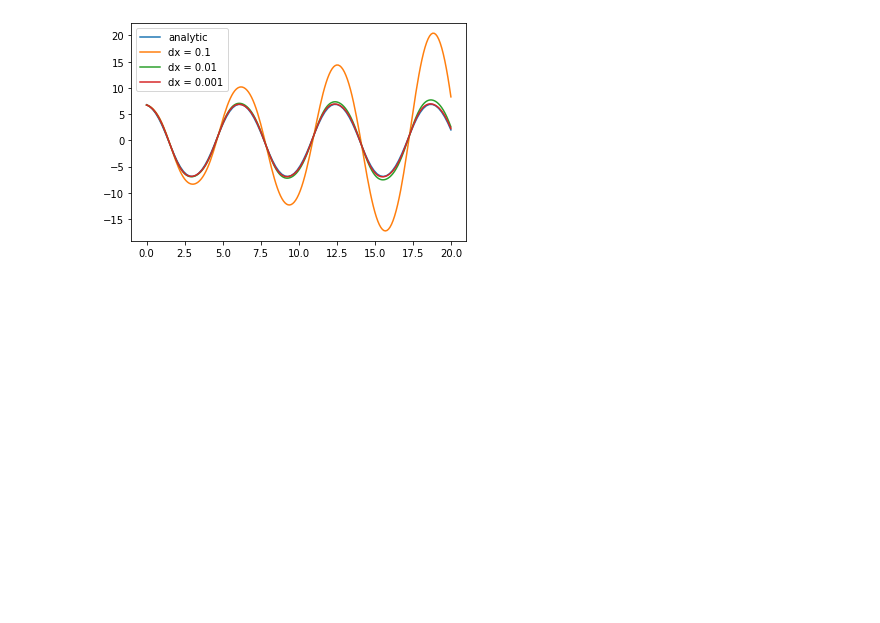
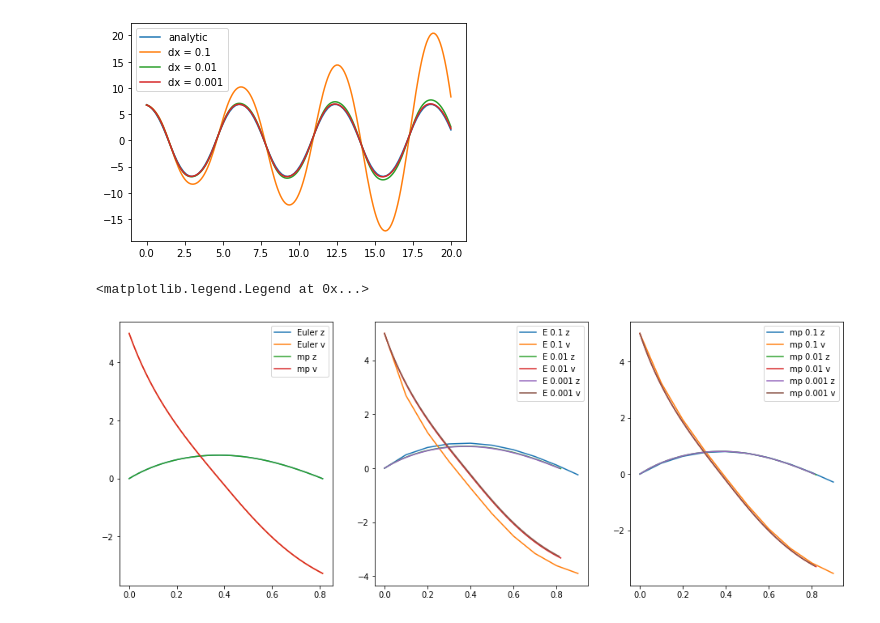
Before and after one commit to GumiJiong/Intro_Com_Phy, a Jupyter notebook: plot.ipynb, the cells around one changed output. Cells and saved outputs as stored; diff of their text form; code cells hidden in the pictures; blank space fills up the shorter version.

```diff
--- a/plot.ipynb
+++ b/plot.ipynb
@@ -286,3 +294,51 @@ plt.legend()
 # %% [output]
 <matplotlib.legend.Legend at 0x...>
 [figure]
+# %%
+import numpy as np
+from matplotlib import pyplot as plt
+
+fig = plt.figure(figsize=(16,6))
+ax = fig.subplots(1,3)
+
+data_01 = np.loadtxt('13_Euler_0001.txt')
+ax[0].plot(data_01[:,0], data_01[:,1], label='Euler z')
+ax[0].plot(data_01[:,0], data_01[:,2], label='Euler v')
+
+data_02 = np.loadtxt('13_mp_0001.txt')
+ax[0].plot(data_02[:,0], data_02[:,1], label='mp z')
+ax[0].plot(data_02[:,0], data_02[:,2], label='mp v')
+
+ax[0].legend()
+
+data_01 = np.loadtxt('13_Euler_01.txt')
+ax[1].plot(data_01[:,0], data_01[:,1], label='E 0.1 z')
+ax[1].plot(data_01[:,0], data_01[:,2], label='E 0.1 v')
+
+data_02 = np.loadtxt('13_Euler_001.txt')
+ax[1].plot(data_02[:,0], data_02[:,1], label='E 0.01 z')
+ax[1].plot(data_02[:,0], data_02[:,2], label='E 0.01 v')
+
+data_03 = np.loadtxt('13_Euler_0001.txt')
+ax[1].plot(data_03[:,0], data_03[:,1], label='E 0.001 z')
+ax[1].plot(data_03[:,0], data_03[:,2], label='E 0.001 v')
+
+ax[1].legend()
+
+
+data_01 = np.loadtxt('13_mp_01.txt')
+ax[2].plot(data_01[:,0], data_01[:,1], label='mp 0.1 z')
+ax[2].plot(data_01[:,0], data_01[:,2], label='mp 0.1 v')
+
+data_02 = np.loadtxt('13_mp_001.txt')
+ax[2].plot(data_02[:,0], data_02[:,1], label='mp 0.01 z')
+ax[2].plot(data_02[:,0], data_02[:,2], label='mp 0.01 v')
+
+data_03 = np.loadtxt('13_mp_0001.txt')
+ax[2].plot(data_03[:,0], data_03[:,1], label='mp 0.001 z')
+ax[2].plot(data_03[:,0], data_03[:,2], label='mp 0.001 v')
+
+ax[2].legend()
+# %% [output]
+<matplotlib.legend.Legend at 0x...>
+[figure, added]
```
Also changed, not shown: parts of 2 cells of this notebook, 8 other files.
